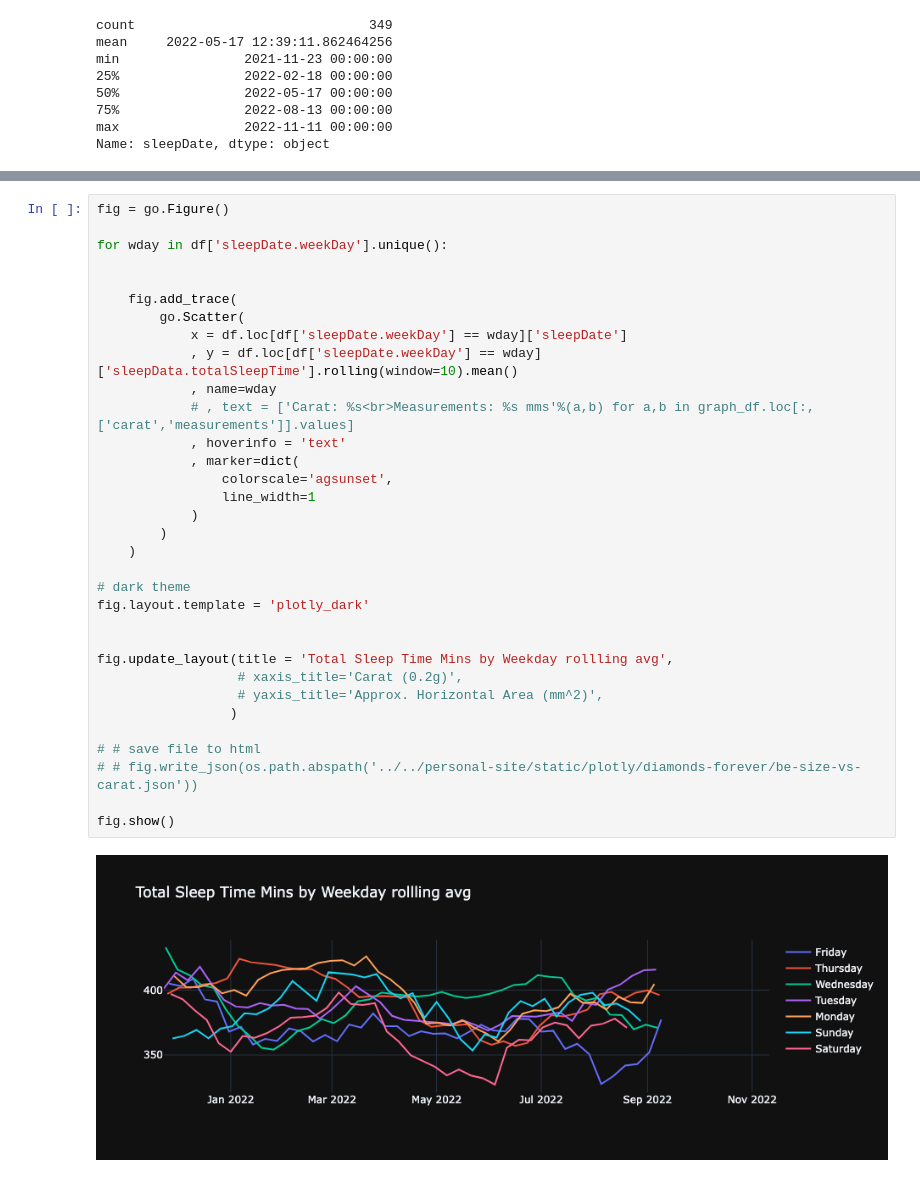
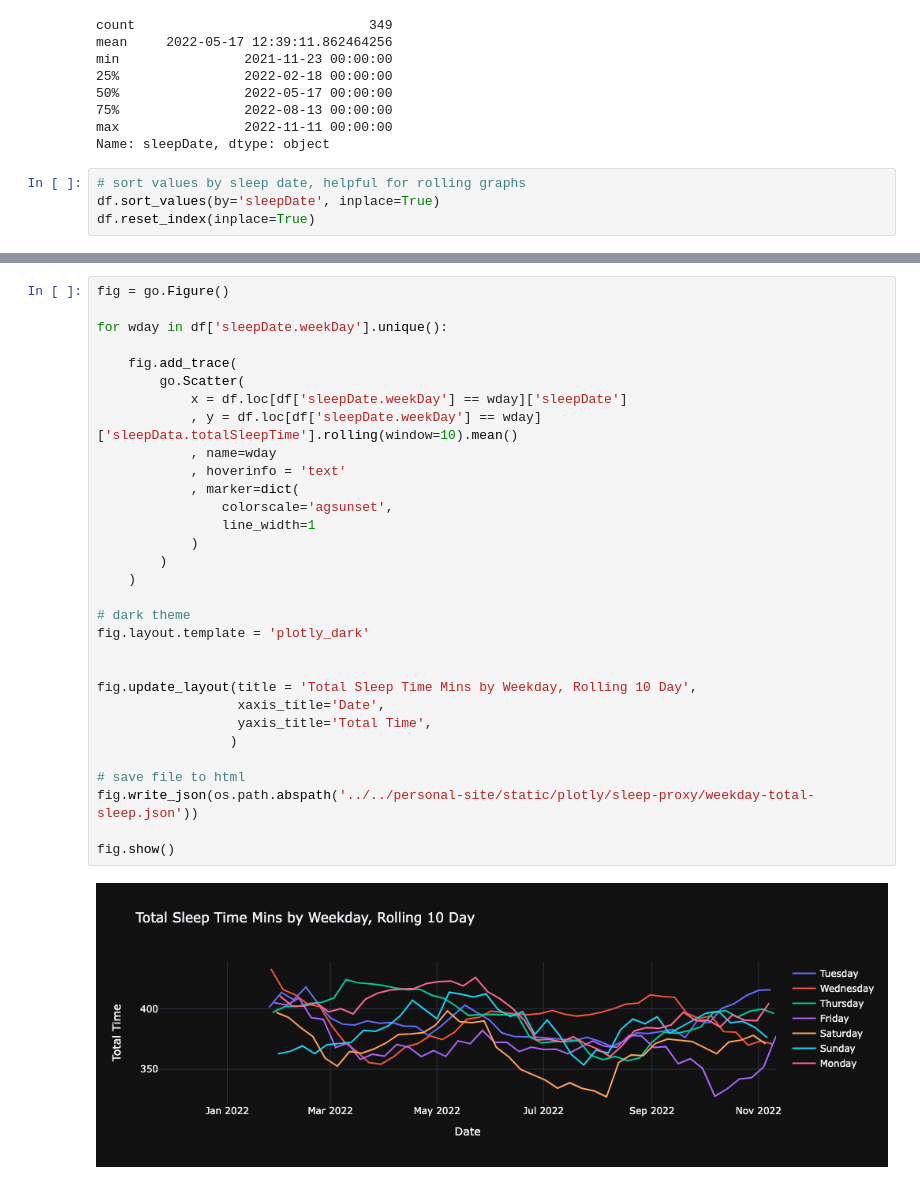
Before and after one commit to ravedappeport/dlrappeport, a Jupyter notebook: notebooks/coros/how-did-I-sleep.ipynb, the cells around one changed output, grey strips where cells are left out. Saved outputs shown, nothing was run; the diff lists cells and outputs as text.

```diff
--- a/notebooks/coros/how-did-I-sleep.ipynb
+++ b/notebooks/coros/how-did-I-sleep.ipynb
@@ -101,6 +102,10 @@ min                2021-11-23 00:00:00
 75%                2022-08-13 00:00:00
 max                2022-11-11 00:00:00
 Name: sleepDate, dtype: object
+# %%
+# sort values by sleep date, helpful for rolling graphs
+df.sort_values(by='sleepDate', inplace=True)
+df.reset_index(inplace=True)
 # %%
 df.loc[:,['sleepDate']].head()
 # %% [output]
@@ -192,35 +215,33 @@ fig.show()
 # %%
 fig = go.Figure()
 
 for wday in df['sleepDate.weekDay'].unique():
-
 
     fig.add_trace(
         go.Scatter(
             x = df.loc[df['sleepDate.weekDay'] == wday]['sleepDate']
             , y = df.loc[df['sleepDate.weekDay'] == wday]['sleepData.totalSleepTime'].rolling(window=10).mean()
             , name=wday
-            # , text = ['Carat: %s<br>Measurements: %s mms'%(a,b) for a,b in graph_df.loc[:,['carat','measurements']].values]
             , hoverinfo = 'text'
             , marker=dict(
                 colorscale='agsunset',
                 line_width=1
             )
         )
     )
 
 # dark theme
 fig.layout.template = 'plotly_dark'
 
 
-fig.update_layout(title = 'Total Sleep Time Mins by Weekday rollling avg',
-                  # xaxis_title='Carat (0.2g)',
-                  # yaxis_title='Approx. Horizontal Area (mm^2)',
+fig.update_layout(title = 'Total Sleep Time Mins by Weekday, Rolling 10 Day',
+                  xaxis_title='Date',
+                  yaxis_title='Total Time',
                  )
 
-# # save file to html
-# # fig.write_json(os.path.abspath('../../personal-site/static/plotly/diamonds-forever/be-size-vs-carat.json'))
+# save file to html
+fig.write_json(os.path.abspath('../../personal-site/static/plotly/sleep-proxy/weekday-total-sleep.json'))
 
 fig.show()
 # %% [output]
-[figure, old version]
+[figure, new version]
```
Also changed, not shown: parts of 7 cells of this notebook, 2 other files.
